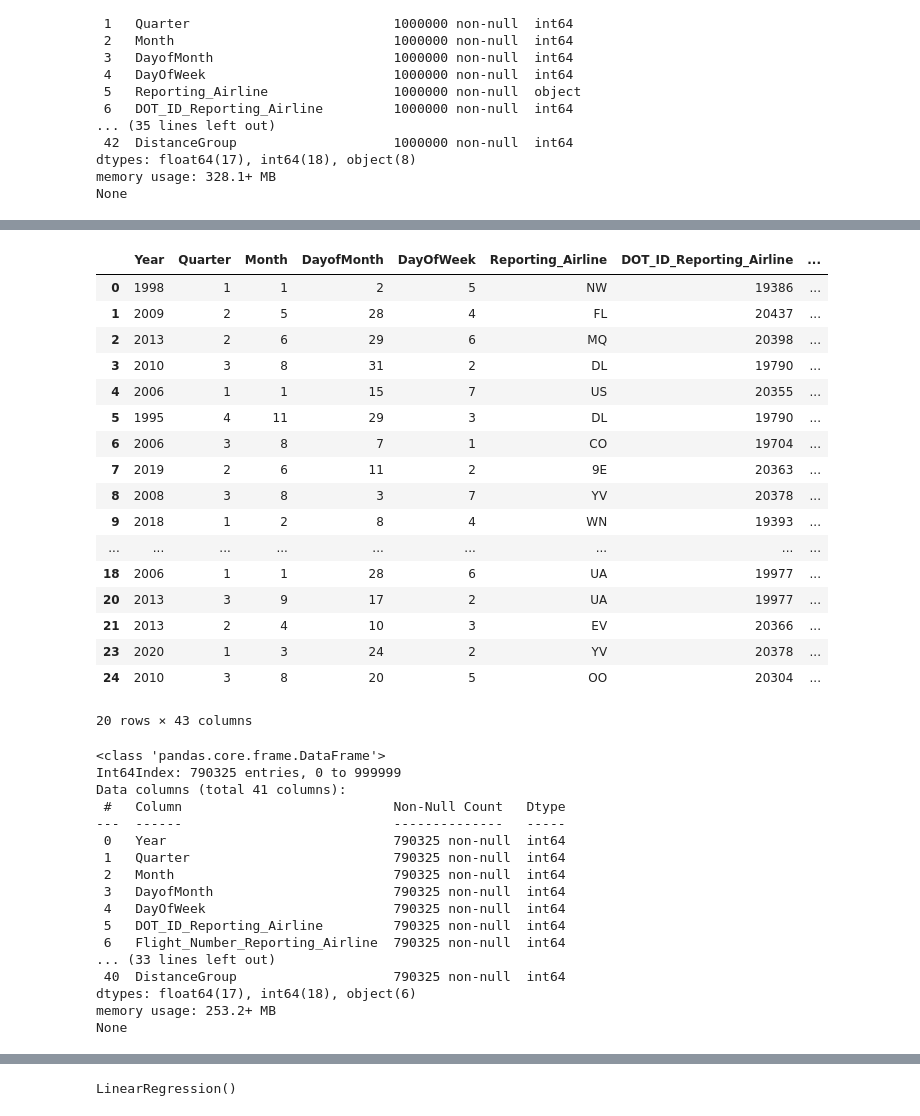
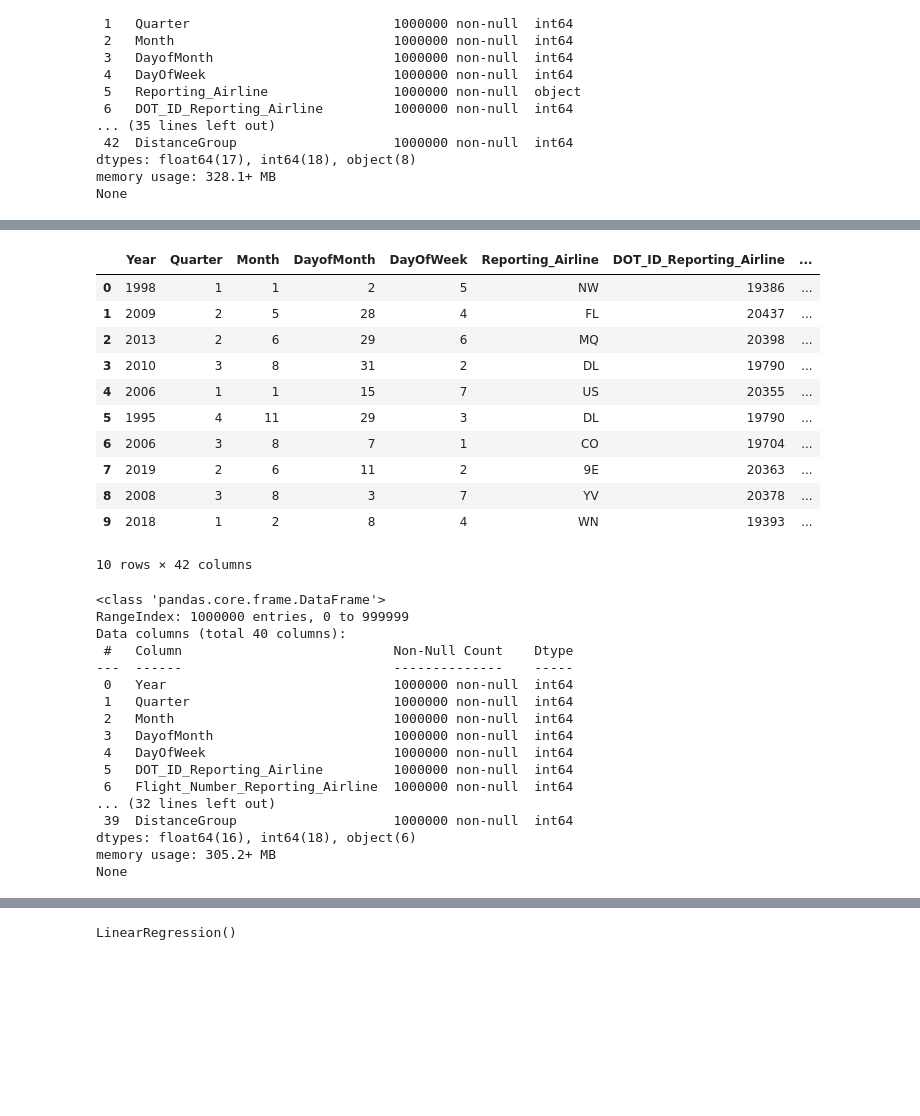
Before and after one commit to VaughnHamilton/airline_delay_prediction, a Jupyter notebook: NB_project2.ipynb, the cells around one changed output, grey strips where cells are left out. Cells and saved outputs as stored; diff of their text form; code cells hidden in the pictures; blank space fills up the shorter version.

```diff
--- a/NB_project2.ipynb
+++ b/NB_project2.ipynb
@@ -204,2 +238,4 @@ None
 # %%
-data = data.dropna()
+#data = data.dropna()
+# %%
+data = data.drop(columns=['AirTime'])
@@ -233,45 +269,39 @@ sns.heatmap(correlations, annot=True)
 # %%
-data.head(20)
+data.head(10)
 # %% [output]
 |  | Year | Quarter | Month | DayofMonth | DayOfWeek | Reporting_Airline | DOT_ID_Reporting_Airline | ... |
 | 0 | 1998 | 1 | 1 | 2 | 5 | NW | 19386 | ... |
 | 1 | 2009 | 2 | 5 | 28 | 4 | FL | 20437 | ... |
 | 2 | 2013 | 2 | 6 | 29 | 6 | MQ | 20398 | ... |
 | 3 | 2010 | 3 | 8 | 31 | 2 | DL | 19790 | ... |
 | 4 | 2006 | 1 | 1 | 15 | 7 | US | 20355 | ... |
 | 5 | 1995 | 4 | 11 | 29 | 3 | DL | 19790 | ... |
 | 6 | 2006 | 3 | 8 | 7 | 1 | CO | 19704 | ... |
 | 7 | 2019 | 2 | 6 | 11 | 2 | 9E | 20363 | ... |
 | 8 | 2008 | 3 | 8 | 3 | 7 | YV | 20378 | ... |
 | 9 | 2018 | 1 | 2 | 8 | 4 | WN | 19393 | ... |
-| ... | ... | ... | ... | ... | ... | ... | ... | ... |
-| 18 | 2006 | 1 | 1 | 28 | 6 | UA | 19977 | ... |
-| 20 | 2013 | 3 | 9 | 17 | 2 | UA | 19977 | ... |
-| 21 | 2013 | 2 | 4 | 10 | 3 | EV | 20366 | ... |
-| 23 | 2020 | 1 | 3 | 24 | 2 | YV | 20378 | ... |
-| 24 | 2010 | 3 | 8 | 20 | 5 | OO | 20304 | ... |
-20 rows × 43 columns
+10 rows × 42 columns
 # %%
 data = data.drop(columns=['Reporting_Airline', 'IATA_CODE_Reporting_Airline'])
 # %%
 print(data.info())
 # %% [output]
 <class 'pandas.core.frame.DataFrame'>
-Int64Index: 790325 entries, 0 to 999999
-Data columns (total 41 columns):
- #   Column                           Non-Null Count   Dtype
----  ------                           --------------   -----
- 0   Year                             790325 non-null  int64
- 1   Quarter                          790325 non-null  int64
- 2   Month                            790325 non-null  int64
- 3   DayofMonth                       790325 non-null  int64
- 4   DayOfWeek                        790325 non-null  int64
- 5   DOT_ID_Reporting_Airline         790325 non-null  int64
- 6   Flight_Number_Reporting_Airline  790325 non-null  int64
-... (33 lines left out)
- 40  DistanceGroup                    790325 non-null  int64
-dtypes: float64(17), int64(18), object(6)
-memory usage: 253.2+ MB
+RangeIndex: 1000000 entries, 0 to 999999
+Data columns (total 40 columns):
+ #   Column                           Non-Null Count    Dtype
+---  ------                           --------------    -----
+ 0   Year                             1000000 non-null  int64
+ 1   Quarter                          1000000 non-null  int64
+ 2   Month                            1000000 non-null  int64
+ 3   DayofMonth                       1000000 non-null  int64
+ 4   DayOfWeek                        1000000 non-null  int64
+ 5   DOT_ID_Reporting_Airline         1000000 non-null  int64
+ 6   Flight_Number_Reporting_Airline  1000000 non-null  int64
+... (32 lines left out)
+ 39  DistanceGroup                    1000000 non-null  int64
+dtypes: float64(16), int64(18), object(6)
+memory usage: 305.2+ MB
 None
 # %%
 data.head()
```
Also changed, not shown: parts of 27 cells of this notebook.
